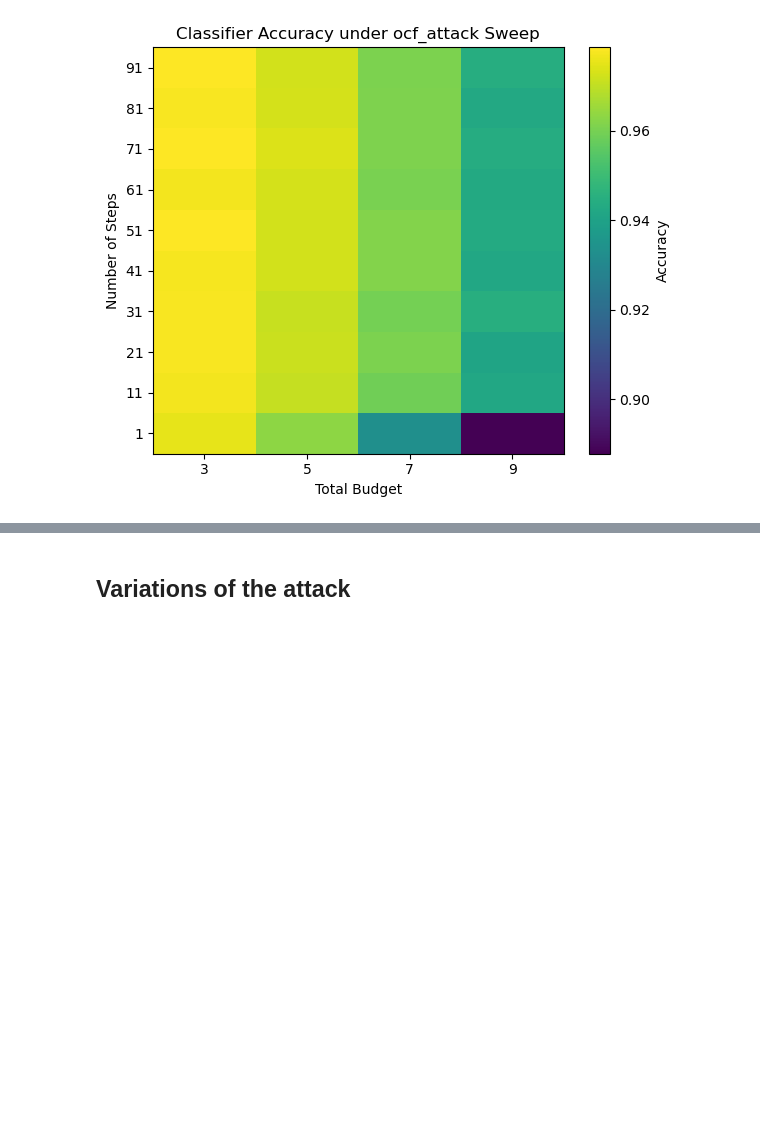
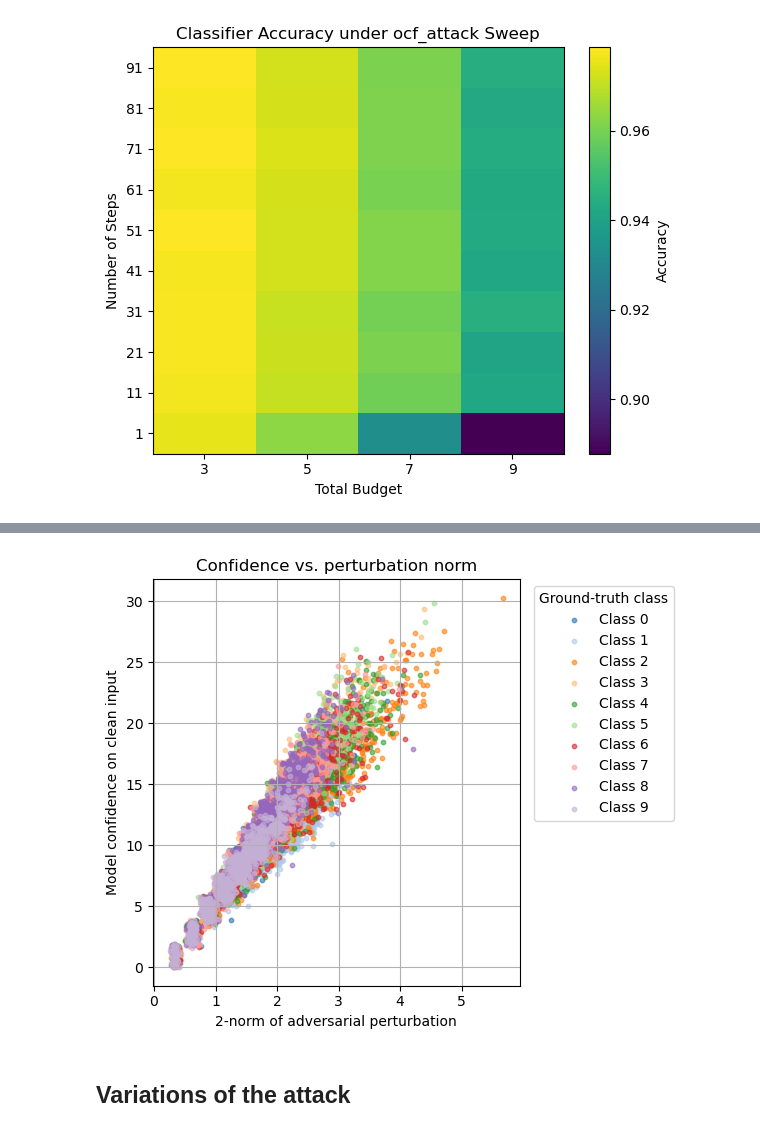
Before and after one commit to PabloHueso/Adversarial-attacks, a Jupyter notebook: ClassifierNotebook.ipynb, the cells around one changed output, grey strips where cells are left out. Saved outputs shown, nothing was run; the diff lists cells and outputs as text; code cells hidden in the pictures; blank space fills up the shorter version.

```diff
--- a/ClassifierNotebook.ipynb
+++ b/ClassifierNotebook.ipynb
@@ -257,3 +293,33 @@ Loading results\adv_sweep_20250513_142543.pt
+# %%
+norms = results["norms"].numpy()
+confidences = results["confidences"].numpy()
+labels = results["labels"].numpy()
+
+classes = np.unique(labels)
+cmap    = plt.get_cmap("tab20")
+
+plt.figure(figsize=(6, 5))
+
+for i, cls in enumerate(classes):
+    mask = labels == cls
+    plt.scatter(
+        norms[mask],
+        confidences[mask],
+        s=10,
+        alpha=0.6,
+        color=cmap(i % cmap.N),
+        label=f"Class {cls}"
+    )
+
+plt.xlabel("2-norm of adversarial perturbation")
+plt.ylabel("Model confidence on clean input")
+plt.title("Confidence vs. perturbation norm")
+plt.grid(True)
+plt.legend(title="Ground-truth class", bbox_to_anchor=(1.02, 1), loc="upper left")
+plt.tight_layout()
+plt.show()
+# %% [output]
+[figure, added]
 # %% [markdown]
 ## Variations of the attack
 # %% [markdown]
```
Also changed, not shown: parts of 13 cells of this notebook, 1 other file.
